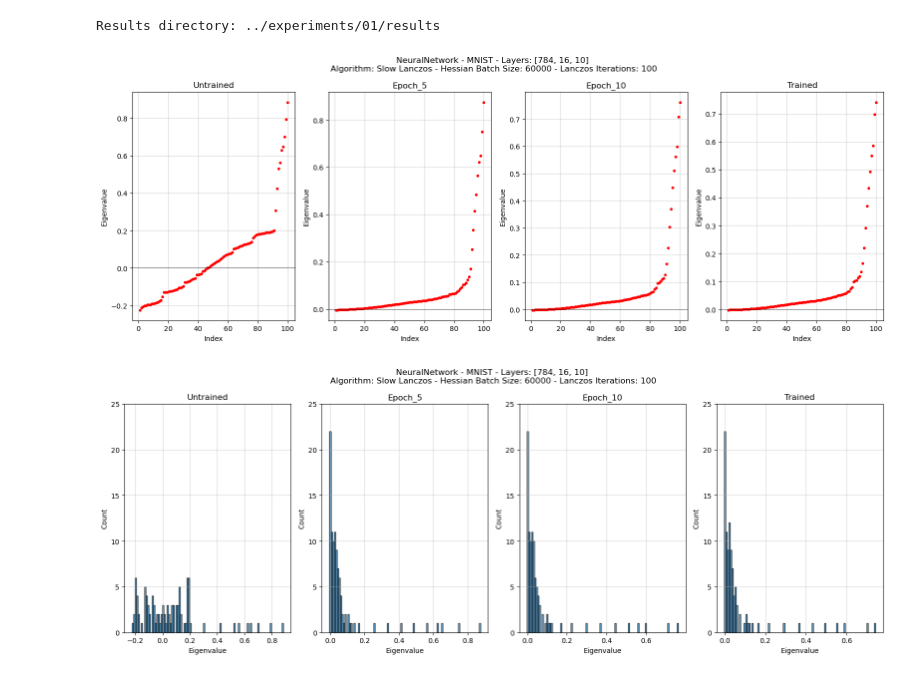
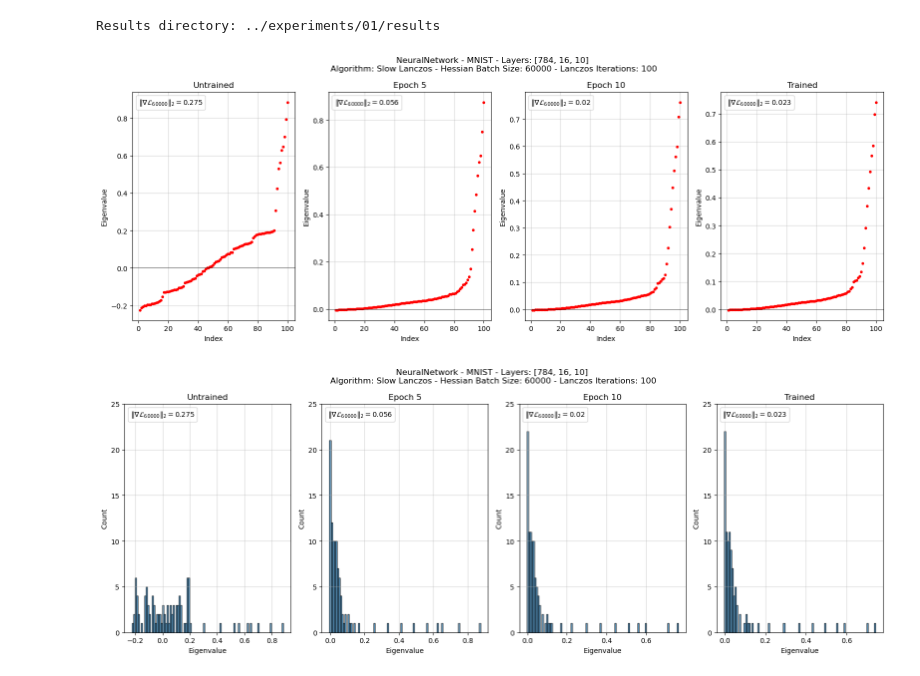
Before and after one commit to ilievanadezhda/spectral-properties-of-NN, a Jupyter notebook: notebooks/02_analyze_spectrum_over_trajectory.ipynb, the cells around one changed output. Drawn from its saved outputs; the diff is of its cells as text; code cells hidden in the pictures.

```diff
--- a/notebooks/02_analyze_spectrum_over_trajectory.ipynb
+++ b/notebooks/02_analyze_spectrum_over_trajectory.ipynb
@@ -32,8 +33,13 @@ for model_state in ["untrained", "epoch_5", "epoch_10", "trained"]:
         run_path = os.path.join(model_state_dir, f'{LANCZOS}/HBS_{HBS}/0{RUN}_run')
         if os.path.isdir(run_path):
             if os.path.isfile(f'{run_path}/eigenvalues_iter_{ITER_NUM}.pt'):
+                gradient_norm = torch.load(os.path.join(run_path, f'gradient_norm_{ITER_NUM}.npy'))
                 eigenvalues = torch.load(os.path.join(run_path, f'eigenvalues_iter_{ITER_NUM}.pt'))
-                configs.append({'model_state': model_state, 'iter_num': ITER_NUM})
+                configs.append({
+                    'model_state': model_state,
+                    'iter_num': ITER_NUM,
+                    'gradient_norm': gradient_norm
+                    })
                 all_eigenvalues.append(eigenvalues)
 
 # plot the eigenvalues of all configurations
@@ -43,34 +49,38 @@ for i, eigenvalues in enumerate(all_eigenvalues):
         ax = axes[i]
     else:
         ax = axes
     sorted_eigenvalues = np.sort(eigenvalues)
     x_indices = np.arange(1, len(sorted_eigenvalues) + 1)
     ax.plot(x_indices, sorted_eigenvalues, marker="o", linestyle="", color="red", markersize=3)
     ax.axhline(y=0, color='black', linestyle='-', linewidth=0.5)  # Add horizontal line at y=0
-    ax.set_title(f'{configs[i]["model_state"].capitalize()}')
+    ax.set_title(f'{configs[i]["model_state"].capitalize().replace("_", " ")}')
+    legend = [Patch(facecolor='white', edgecolor='white', label=fr"$\| \nabla \mathcal{{L}}_{{ {HBS} }} \|_2 = {np.round(configs[i]['gradient_norm'], 3)}$")]
+    ax.legend(handles=legend, loc='upper left', handlelength=0, handletextpad=0)
     ax.set_xlabel('Index')
     ax.set_ylabel('Eigenvalue')
     ax.grid(True, alpha=0.5)
 fig.suptitle(plot_title)
 plt.tight_layout()
 plt.show()
 
 # plot histograms of eigenvalues of all configurations
 fig, axes = plt.subplots(1, len(all_eigenvalues), figsize=(16, 6))
 for i, eigenvalues in enumerate(all_eigenvalues):
     if len(all_eigenvalues) > 1:
         ax = axes[i]
     else:
         ax = axes
     ax.hist(eigenvalues, bins=100, alpha=0.7, edgecolor='black')
-    ax.set_title(f'{configs[i]["model_state"].capitalize()}')
+    ax.set_title(f'{configs[i]["model_state"].capitalize().replace("_", " ")}')
+    legend = [Patch(facecolor='white', edgecolor='white', label=fr"$\| \nabla \mathcal{{L}}_{{ {HBS} }} \|_2 = {np.round(configs[i]['gradient_norm'], 3)}$")]
+    ax.legend(handles=legend, loc='upper left', handlelength=0, handletextpad=0)
     ax.set_xlabel('Eigenvalue')
     ax.set_ylabel('Count')
     ax.set_ylim(0, 25)
     ax.grid(True, alpha=0.5)
 fig.suptitle(plot_title)
 plt.tight_layout()
 plt.show()
 # %% [output]
-[figure, old version]
+[figure, new version]
-[figure, old version]
+[figure, new version]
```
Also changed, not shown: parts of 1 cell of this notebook, 18 other files.
